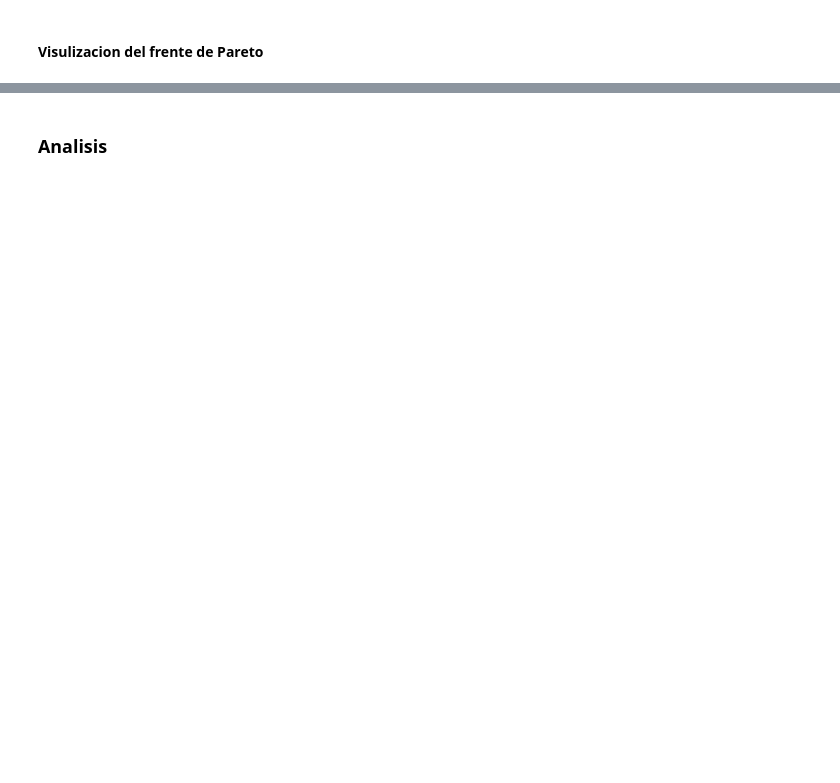
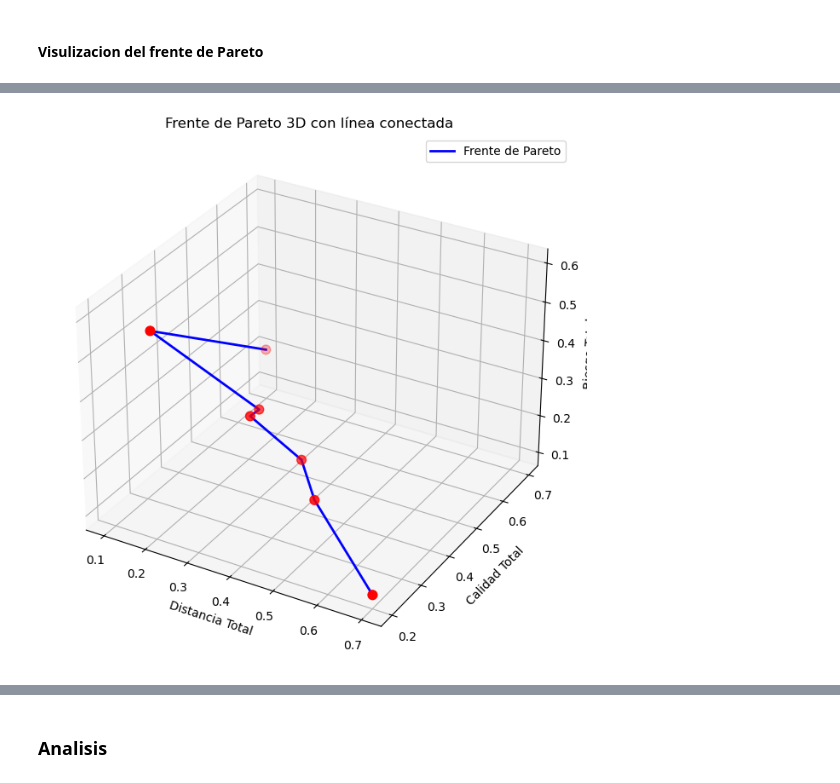
Before and after one commit to SamuelHernandez5/MOS-Actividades, a Jupyter notebook: Labs/Lab5/lab5.ipynb, the cells around one changed output, grey strips where cells are left out. Drawn from its saved outputs; the diff is of its cells as text; code cells hidden in the pictures; blank space fills up the shorter version.

Commit message:
Punto 2 Lab 5

```diff
--- a/Labs/Lab5/lab5.ipynb
+++ b/Labs/Lab5/lab5.ipynb
@@ -422,0 +676,18 @@ Se tomo a y como real por motivos de rendimiento. El modelo de esta manera es ca
+# %%
+puntos_ordenados = sorted(zip(distancias, calidades, riesgos), key=lambda x: x[0])
+x, y, z = zip(*puntos_ordenados)
+
+fig = plt.figure(figsize=(10, 8))
+ax = fig.add_subplot(111, projection='3d')
+ax.plot(x, y, z, color='blue', linewidth=2, label='Frente de Pareto')
+
+ax.scatter(x, y, z, color='red', s=60)
+
+ax.set_xlabel('Distancia Total')
+ax.set_ylabel('Calidad Total')
+ax.set_zlabel('Riesgo Total')
+ax.set_title('Frente de Pareto 3D con línea conectada')
+ax.legend()
+plt.show()
+# %% [output]
+[figure, added]
```
Also changed, not shown: parts of 7 cells of this notebook, 1 other file.
